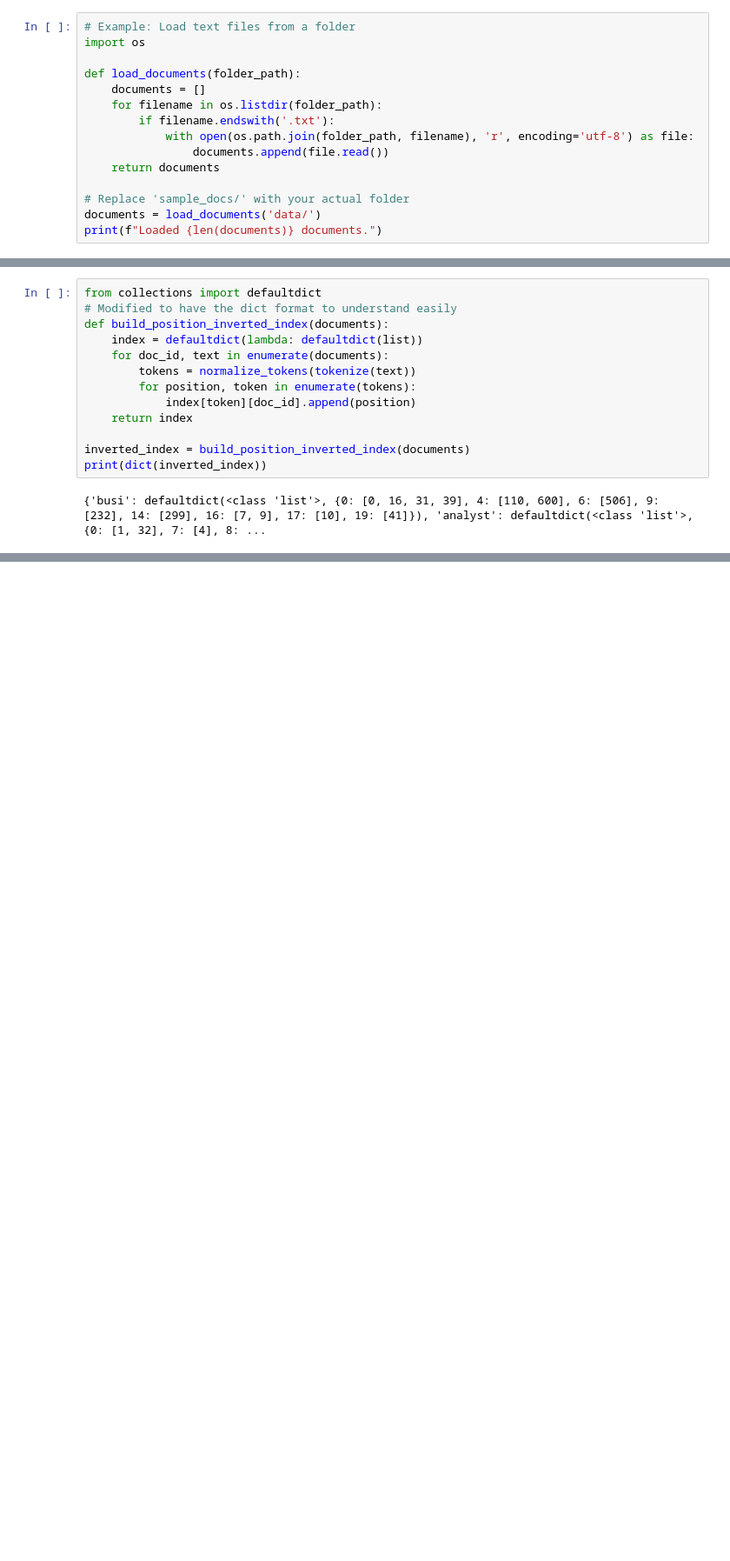
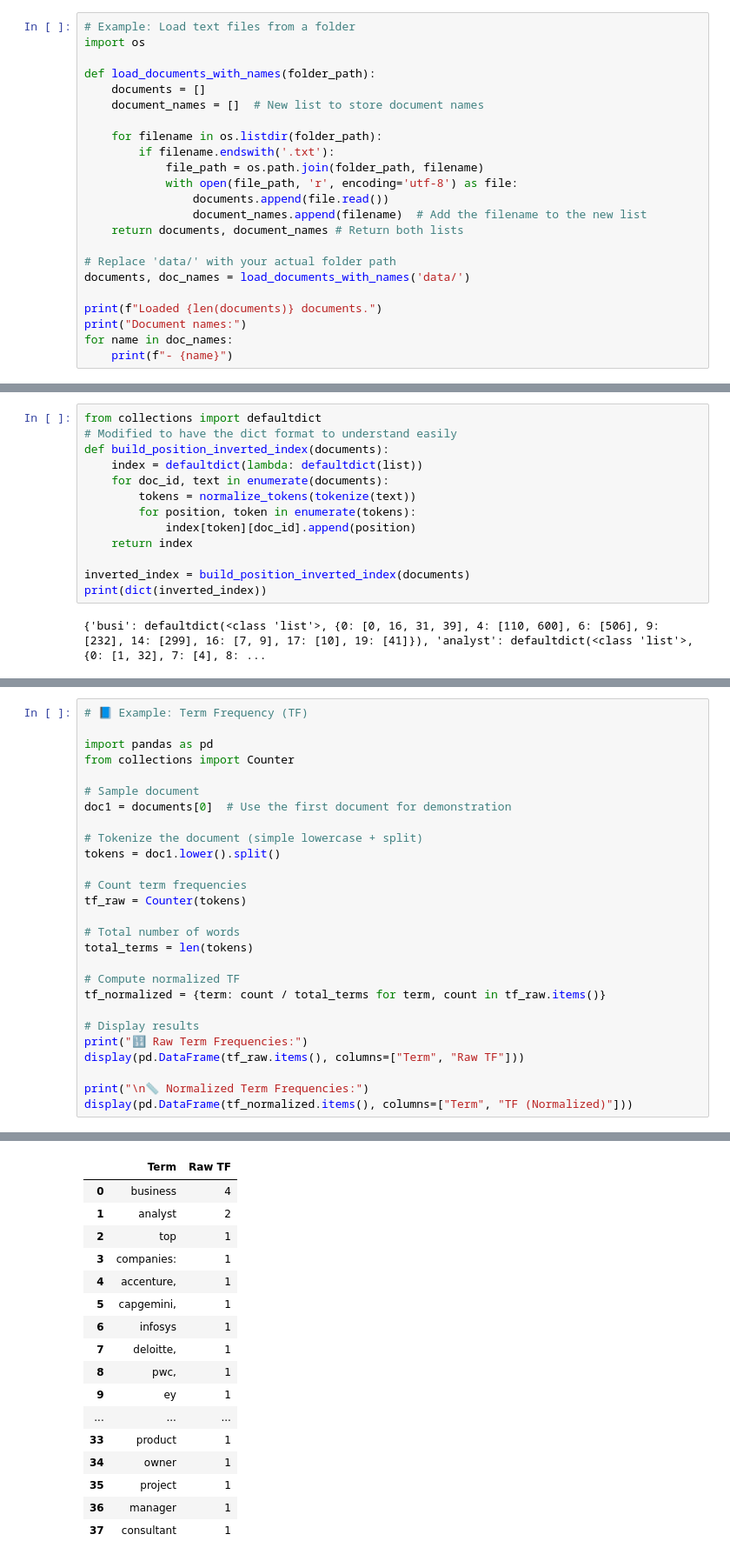
Before and after one commit to theRedeemer997/IRBasics-VectorSpaceProximity-workshop, a Jupyter notebook: IRBasics_VectorSpaceProximity.ipynb, the cells around one changed output, grey strips where cells are left out. Shown at 87% size. Drawn from its saved outputs; the diff is of its cells as text; blank space fills up the shorter version.

```diff
--- a/IRBasics_VectorSpaceProximity.ipynb
+++ b/IRBasics_VectorSpaceProximity.ipynb
@@ -67,16 +67,24 @@ Welcome to the 90-minute workshop! In this hands-on session, your team will buil
 # Example: Load text files from a folder
 import os
 
-def load_documents(folder_path):
+def load_documents_with_names(folder_path):
     documents = []
+    document_names = []  # New list to store document names
+
     for filename in os.listdir(folder_path):
         if filename.endswith('.txt'):
-            with open(os.path.join(folder_path, filename), 'r', encoding='utf-8') as file:
+            file_path = os.path.join(folder_path, filename)
+            with open(file_path, 'r', encoding='utf-8') as file:
                 documents.append(file.read())
-    return documents
+                document_names.append(filename)  # Add the filename to the new list
+    return documents, document_names # Return both lists
 
-# Replace 'sample_docs/' with your actual folder
-documents = load_documents('data/')
+# Replace 'data/' with your actual folder path
+documents, doc_names = load_documents_with_names('data/')
+
 print(f"Loaded {len(documents)} documents.")
+print("Document names:")
+for name in doc_names:
+    print(f"- {name}")
 # %% [output]
 Loaded 20 documents.
@@ -255,0 +285,28 @@ Query 3 matched documents: [6]
+# %%
+# 📘 Example: Term Frequency (TF)
+
+import pandas as pd
+from collections import Counter
+
+# Sample document
+doc1 = documents[0]  # Use the first document for demonstration
+
+# Tokenize the document (simple lowercase + split)
+tokens = doc1.lower().split()
+
+# Count term frequencies
+tf_raw = Counter(tokens)
+
+# Total number of words
+total_terms = len(tokens)
+
+# Compute normalized TF
+tf_normalized = {term: count / total_terms for term, count in tf_raw.items()}
+
+# Display results
+print("🔢 Raw Term Frequencies:")
+display(pd.DataFrame(tf_raw.items(), columns=["Term", "Raw TF"]))
+
+print("\n📏 Normalized Term Frequencies:")
+display(pd.DataFrame(tf_normalized.items(), columns=["Term", "TF (Normalized)"]))
+# %% [output]
@@ -255,0 +314,17 @@ Query 3 matched documents: [6]
+|  | Term | Raw TF |
+| 0 | business | 4 |
+| 1 | analyst | 2 |
+| 2 | top | 1 |
+| 3 | companies: | 1 |
+| 4 | accenture, | 1 |
+| 5 | capgemini, | 1 |
+| 6 | infosys | 1 |
+| 7 | deloitte, | 1 |
+| 8 | pwc, | 1 |
+| 9 | ey | 1 |
+| ... | ... | ... |
+| 33 | product | 1 |
+| 34 | owner | 1 |
+| 35 | project | 1 |
+| 36 | manager | 1 |
+| 37 | consultant | 1 |
```
Also changed, not shown: parts of 10 cells of this notebook, 1 other file.
